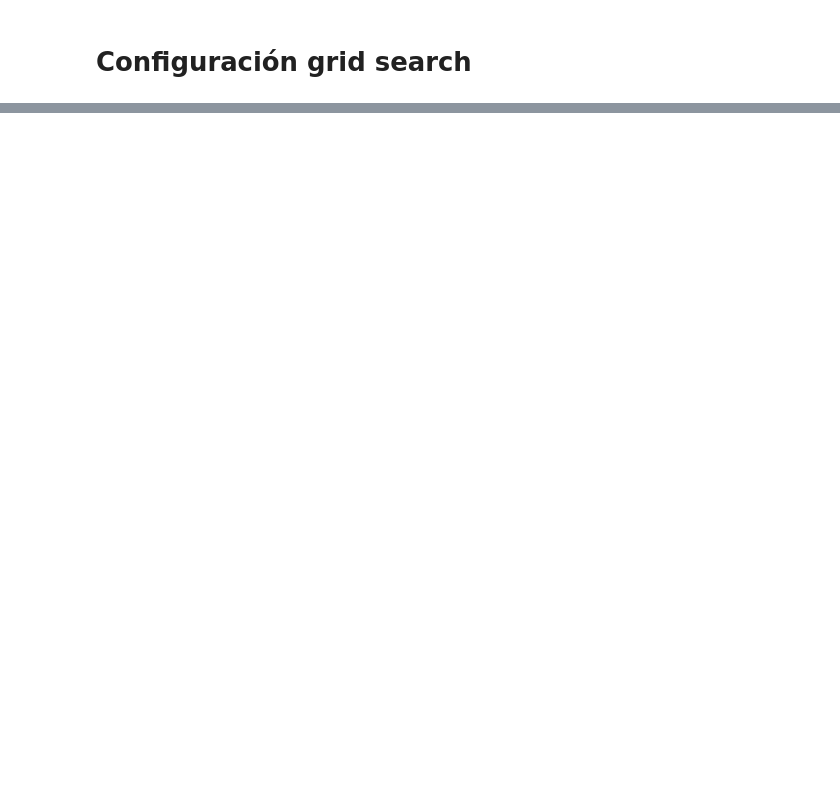
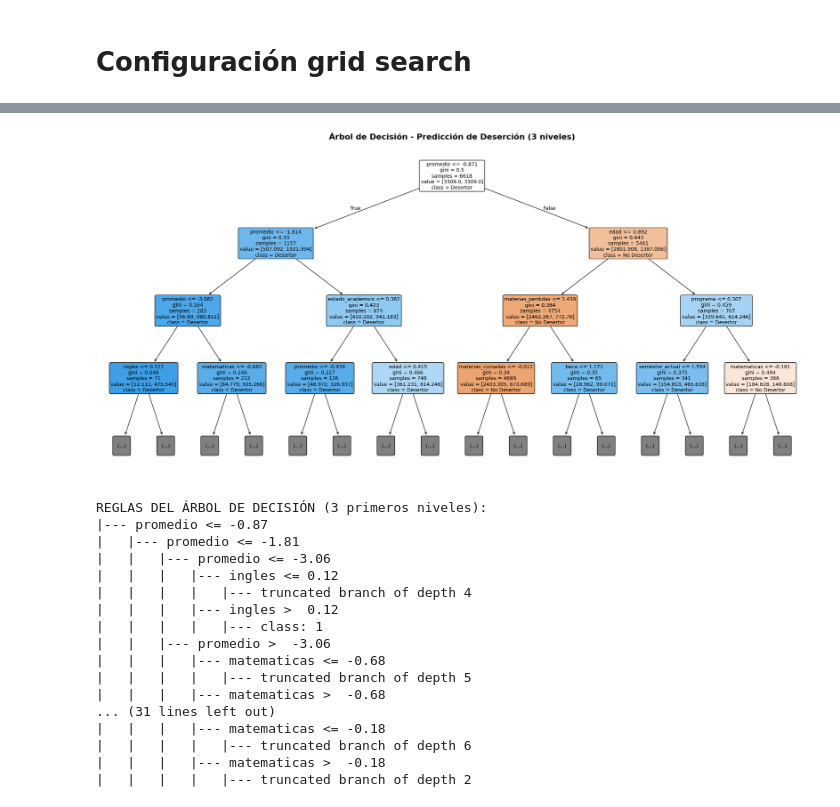
Before and after one commit to Clauelenar10/dashboard-desercion-estudiantil, a Jupyter notebook: modelocode.ipynb, the cells around one changed output, grey strips where cells are left out. Cells and saved outputs as stored; diff of their text form; code cells hidden in the pictures; blank space fills up the shorter version.

```diff
--- a/modelocode.ipynb
+++ b/modelocode.ipynb
@@ -137,17 +176,21 @@ for col in numericas:
 categoricas = ['genero', 'discapacidad', 'programa', 'programa_secundario',
                'tipo_estudiante', 'tipo_admision', 'estado_academico',
                'ciudad_residencia', 'depto_residencia', 'pais',
-               'tipo_colegio', 'calendario_colegio', 'descripcion_bachillerato',
+               'tipo_colegio', 'calendario_colegio',
                'ultimo_periodo']
 
 for col in categoricas:
     if col in df.columns and df[col].isna().sum() > 0:
-        moda_desertores = df[df['desertor'] == 1][col].mode()
-        moda_no_desertores = df[df['desertor'] == 0][col].mode()
-        valor_desertores = moda_desertores[0] if len(moda_desertores) > 0 else 'Desconocido'
-        valor_no_desertores = moda_no_desertores[0] if len(moda_no_desertores) > 0 else 'Desconocido'
-        df.loc[(df['desertor'] == 1) & (df[col].isna()), col] = valor_desertores
-        df.loc[(df['desertor'] == 0) & (df[col].isna()), col] = valor_no_desertores
+        # Para programa_secundario, llenar con 'Ninguno' en lugar de moda
+        if col == 'programa_secundario':
+            df[col] = df[col].fillna('Ninguno')
+        else:
+            moda_desertores = df[df['desertor'] == 1][col].mode()
+            moda_no_desertores = df[df['desertor'] == 0][col].mode()
+            valor_desertores = moda_desertores[0] if len(moda_desertores) > 0 else 'Desconocido'
+            valor_no_desertores = moda_no_desertores[0] if len(moda_no_desertores) > 0 else 'Desconocido'
+            df.loc[(df['desertor'] == 1) & (df[col].isna()), col] = valor_desertores
+            df.loc[(df['desertor'] == 0) & (df[col].isna()), col] = valor_no_desertores
 
 encoders = {}
 for col in categoricas:
@@ -409,0 +764,41 @@ KeyboardInterrupt:
+# %%
+# Visualizar el Árbol de Decisión
+from sklearn.tree import plot_tree
+
+plt.figure(figsize=(20, 10))
+plot_tree(dt_model,
+          max_depth=3,  # Mostrar solo 3 niveles para mayor legibilidad
+          feature_names=X.columns,
+          class_names=['No Desertor', 'Desertor'],
+          filled=True,
+          rounded=True,
+          fontsize=10)
+plt.title('Árbol de Decisión - Predicción de Deserción (3 niveles)', fontsize=16, fontweight='bold')
+plt.tight_layout()
+plt.show()
+
+# También generar reporte de texto con las reglas del árbol
+from sklearn.tree import export_text
+
+tree_rules = export_text(dt_model, feature_names=list(X.columns), max_depth=3)
+print("\nREGLAS DEL ÁRBOL DE DECISIÓN (3 primeros niveles):")
+print(tree_rules)
+# %% [output]
+[figure, added]
+REGLAS DEL ÁRBOL DE DECISIÓN (3 primeros niveles):
+|--- promedio <= -0.87
+|   |--- promedio <= -1.81
+|   |   |--- promedio <= -3.06
+|   |   |   |--- ingles <= 0.12
+|   |   |   |   |--- truncated branch of depth 4
+|   |   |   |--- ingles >  0.12
+|   |   |   |   |--- class: 1
+|   |   |--- promedio >  -3.06
+|   |   |   |--- matematicas <= -0.68
+|   |   |   |   |--- truncated branch of depth 5
+|   |   |   |--- matematicas >  -0.68
+... (31 lines left out)
+|   |   |   |--- matematicas <= -0.18
+|   |   |   |   |--- truncated branch of depth 6
+|   |   |   |--- matematicas >  -0.18
+|   |   |   |   |--- truncated branch of depth 2
```
Also changed, not shown: parts of 27 cells of this notebook, 5 other files.
